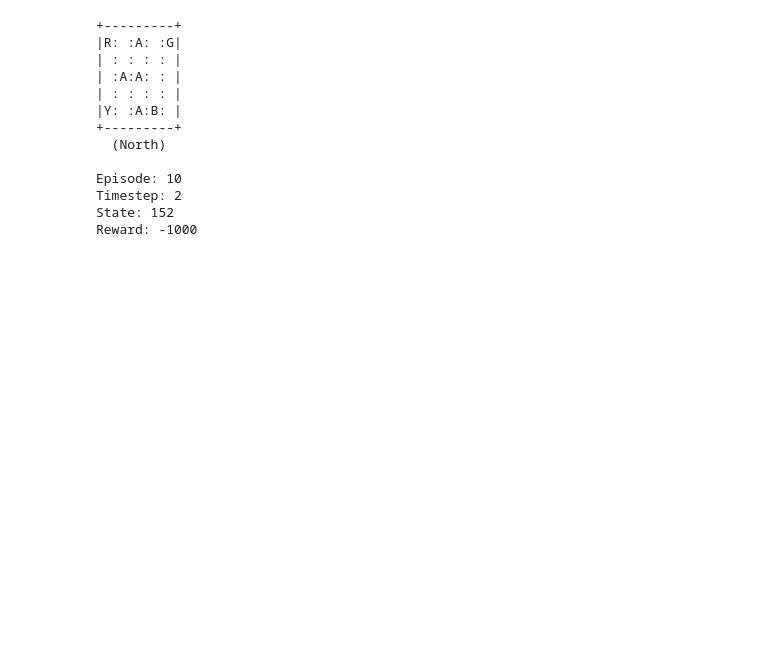
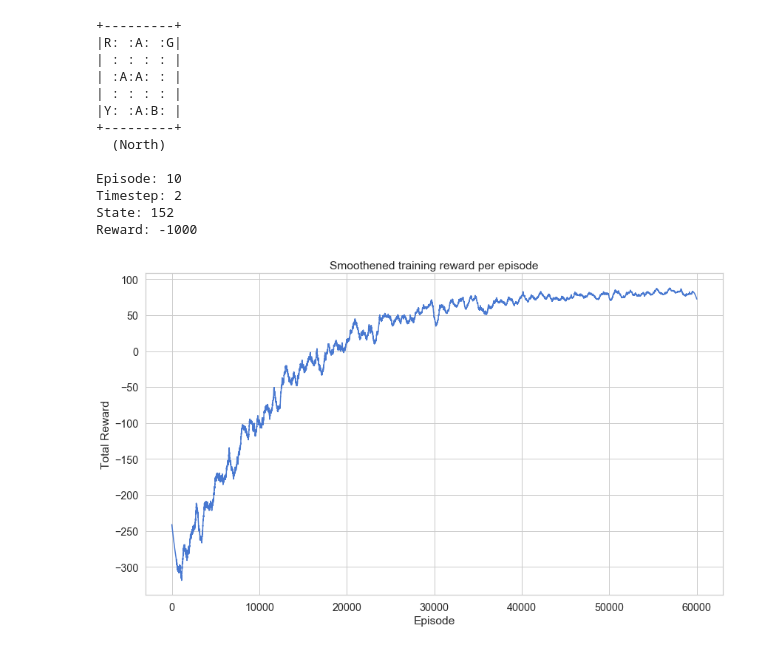
Before and after one commit to fadilparves/q-learning-taxi-driver, a Jupyter notebook: Taxi-Driver.ipynb, the cells around one changed output. Drawn from its saved outputs; the diff is of its cells as text; code cells hidden in the pictures; blank space fills up the shorter version.

Commit message:
trained the agent and saw the reward increasing

```diff
--- a/Taxi-Driver.ipynb
+++ b/Taxi-Driver.ipynb
@@ -331,3 +331,10 @@ for episode in range(total_episodes):
         if done==True:
             break
     rewards.append(np.mean(episode_rewards))
+# %%
+plt.plot(savgol_filter(rewards, 1001, 2))
+plt.title("Smoothened training reward per episode")
+plt.xlabel('Episode');
+plt.ylabel('Total Reward');
+# %% [output]
+[figure, added]
```
Also changed, not shown: parts of 1 cell of this notebook.
